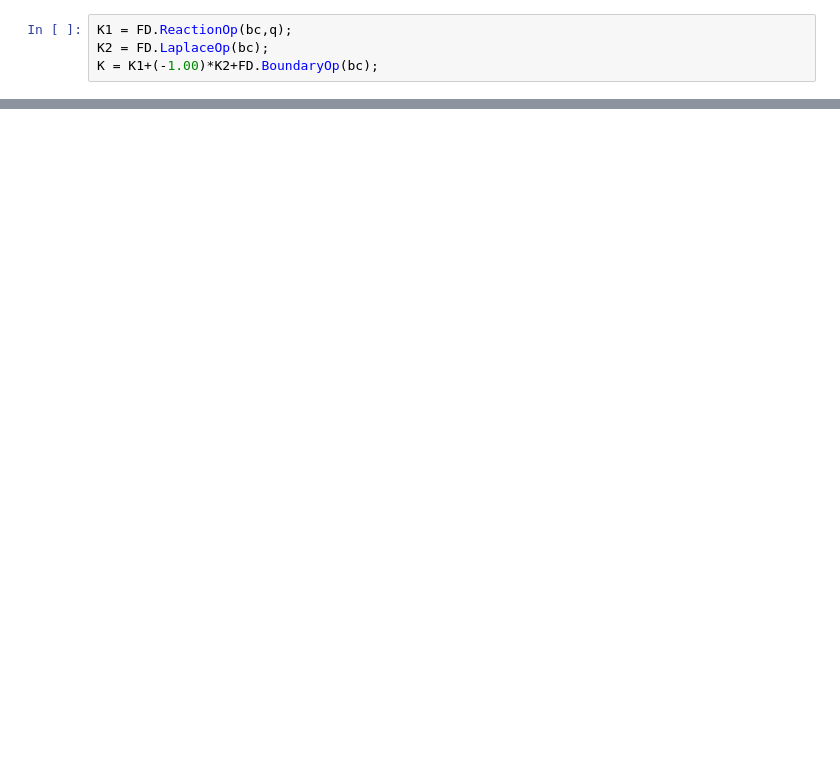
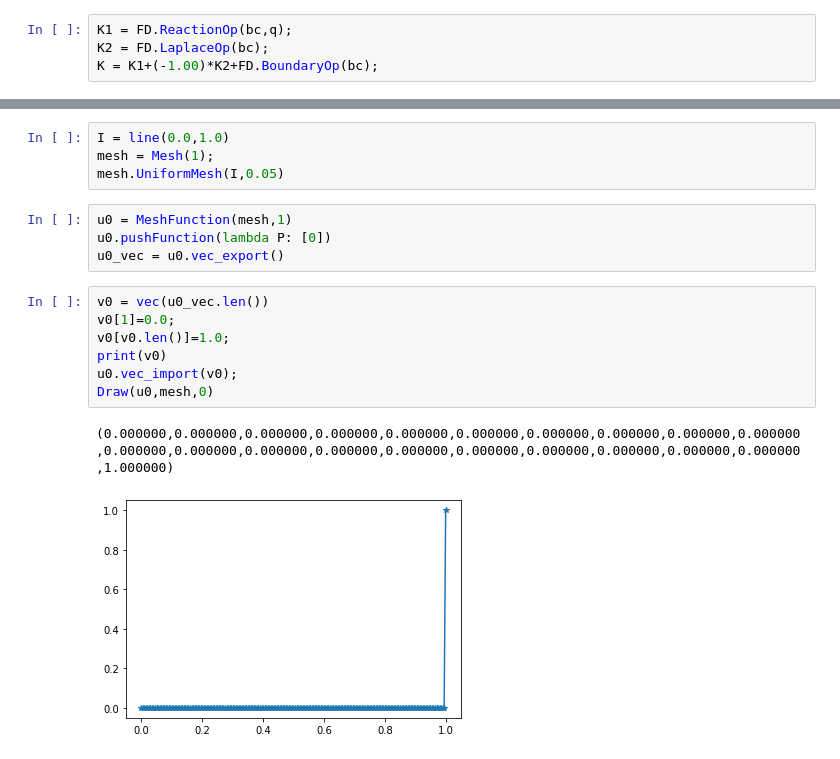
Before and after one commit to UZerbinati/Suite, a Jupyter notebook: Docs/PDE/FiniteDifferenceElliptic.ipynb, the cells around one changed output, grey strips where cells are left out. Drawn from its saved outputs; the diff is of its cells as text; blank space fills up the shorter version.

```diff
--- a/Docs/PDE/FiniteDifferenceElliptic.ipynb
+++ b/Docs/PDE/FiniteDifferenceElliptic.ipynb
@@ -222,0 +226,18 @@ Draw(ue,mesh,1)
+# %%
+I = line(0.0,1.0)
+mesh = Mesh(1);
+mesh.UniformMesh(I,0.05)
+# %%
+u0 = MeshFunction(mesh,1)
+u0.pushFunction(lambda P: [0])
+u0_vec = u0.vec_export()
+# %%
+v0 = vec(u0_vec.len())
+v0[1]=0.0;
+v0[v0.len()]=1.0;
+print(v0)
+u0.vec_import(v0);
+Draw(u0,mesh,0)
+# %% [output]
+(0.000000,0.000000,0.000000,0.000000,0.000000,0.000000,0.000000,0.000000,0.000000,0.000000,0.000000,0.000000,0.000000,0.000000,0.000000,0.000000,0.000000,0.000000,0.000000,0.000000,1.000000)
+[figure, added]
```
Also changed, not shown: parts of 14 cells of this notebook, 29 other files.
